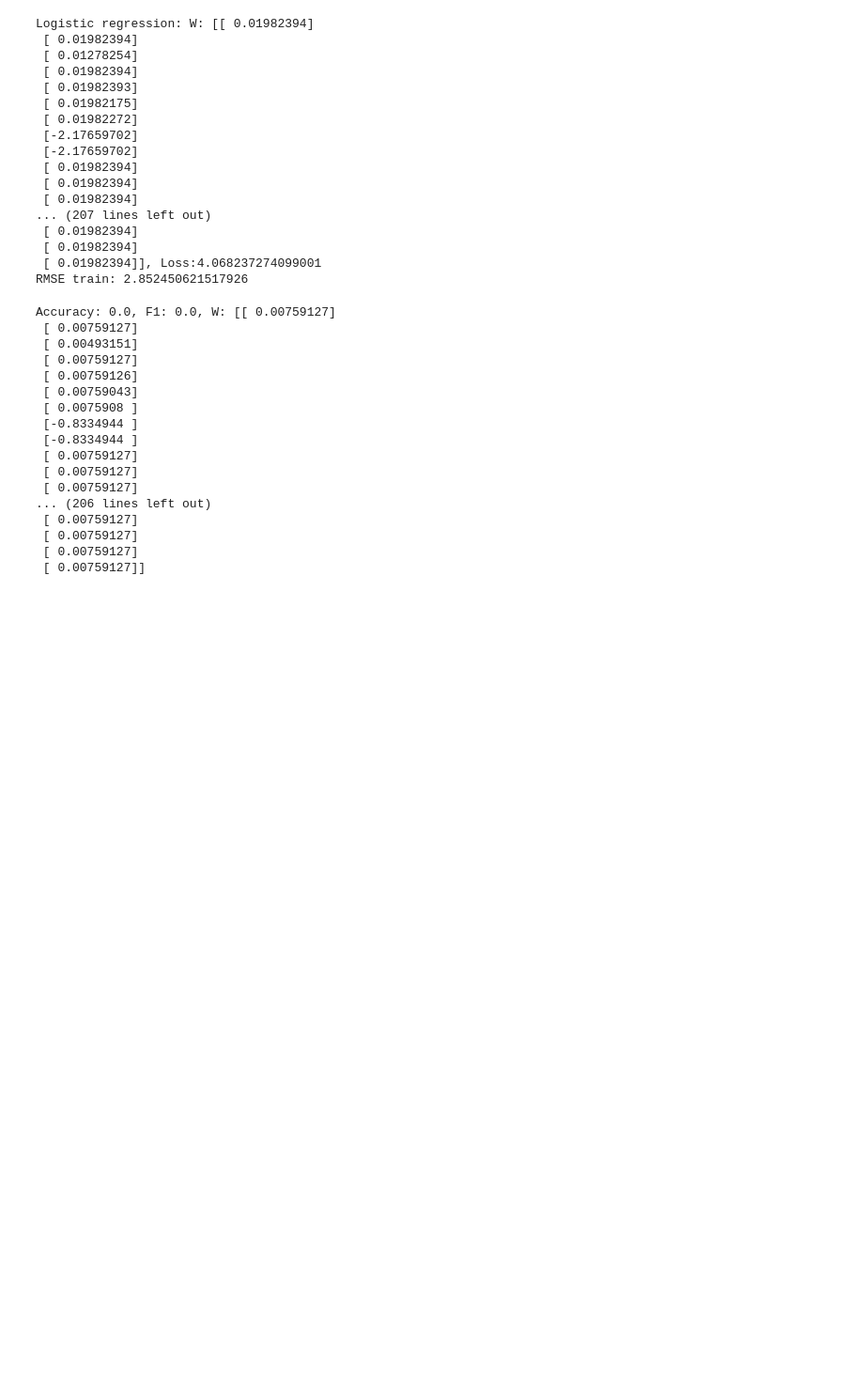
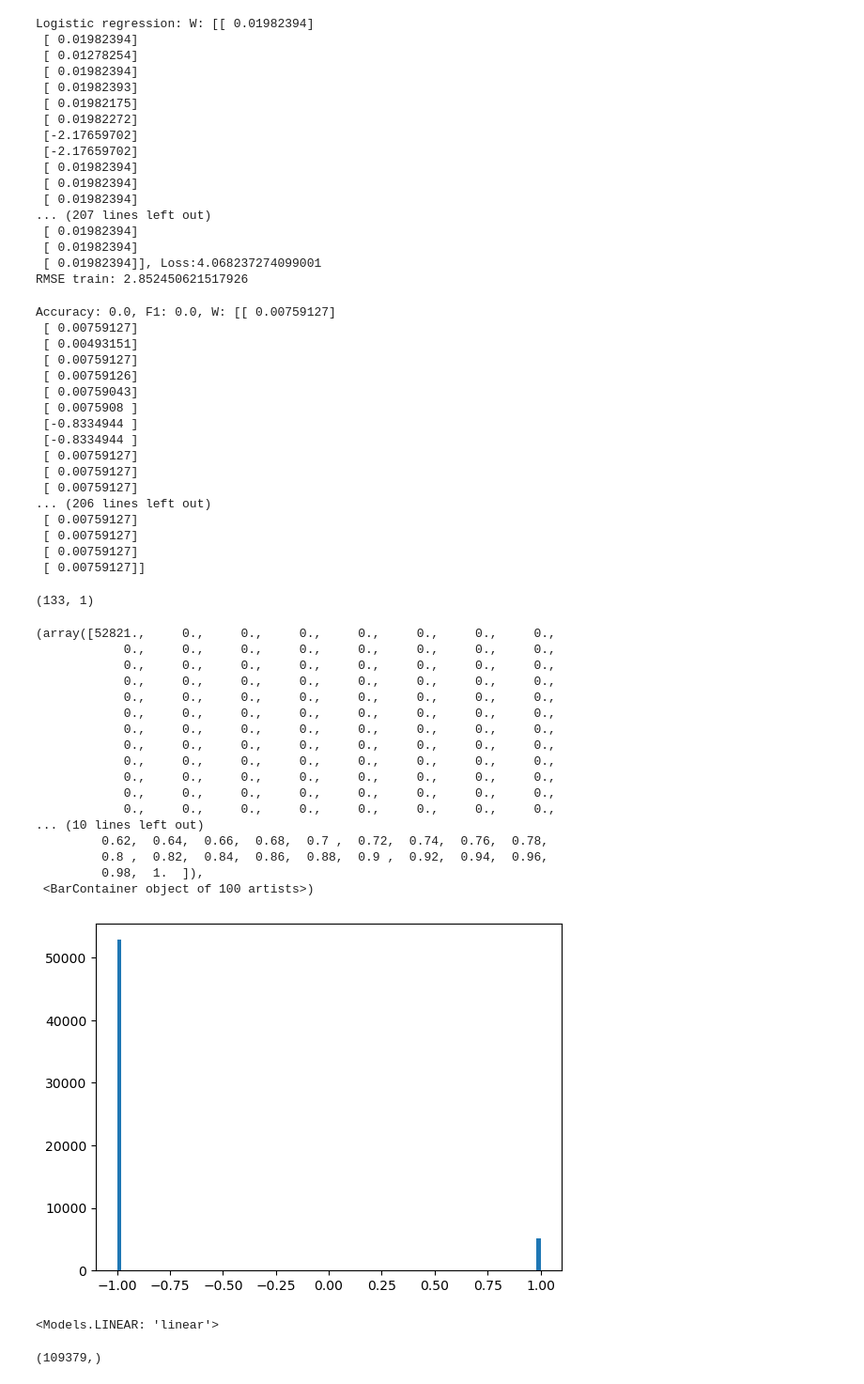
Before and after one commit to Laz4rz/CS-433-EPFL-Project1-ML, a Jupyter notebook: run.ipynb, the cells around one changed output. Shown at 94% size. Cells and saved outputs as stored; diff of their text form; code cells hidden in the pictures; blank space fills up the shorter version.

```diff
--- a/run.ipynb
+++ b/run.ipynb
@@ -189,0 +369,16 @@ print("Negative predictions: ", np.sum(pred == -1))
+# %%
+w.shape
+# %% [output]
+(133, 1)
+# %%
+import src.features.build_features as bf
+import src.utils.constants as c
+
+x_train_standardized, y, calculated_cols_idxs, more_than_nan_idxs = bf.build_train_features(
+    x=x_train,
+    y=y_train,
+    percentage=75,
+    fill_nans="random",
+    balance=True,
+    balance_scale=1
+)
@@ -189,0 +391,27 @@ print("Negative predictions: ", np.sum(pred == -1))
+# %%
+import src.model.predict_model as pm
+
+y_pred = pm.compute_predictions_linear(x_train_standardized, w)
+# %%
+import matplotlib.pyplot as plt
+
+plt.hist(y_pred, bins=100)
+# %% [output]
+(array([52821.,     0.,     0.,     0.,     0.,     0.,     0.,     0.,
+            0.,     0.,     0.,     0.,     0.,     0.,     0.,     0.,
+            0.,     0.,     0.,     0.,     0.,     0.,     0.,     0.,
+            0.,     0.,     0.,     0.,     0.,     0.,     0.,     0.,
+            0.,     0.,     0.,     0.,     0.,     0.,     0.,     0.,
+            0.,     0.,     0.,     0.,     0.,     0.,     0.,     0.,
+            0.,     0.,     0.,     0.,     0.,     0.,     0.,     0.,
+            0.,     0.,     0.,     0.,     0.,     0.,     0.,     0.,
+            0.,     0.,     0.,     0.,     0.,     0.,     0.,     0.,
+            0.,     0.,     0.,     0.,     0.,     0.,     0.,     0.,
+            0.,     0.,     0.,     0.,     0.,     0.,     0.,     0.,
+            0.,     0.,     0.,     0.,     0.,     0.,     0.,     0.,
+... (10 lines left out)
+         0.62,  0.64,  0.66,  0.68,  0.7 ,  0.72,  0.74,  0.76,  0.78,
+         0.8 ,  0.82,  0.84,  0.86,  0.88,  0.9 ,  0.92,  0.94,  0.96,
+         0.98,  1.  ]),
+ <BarContainer object of 100 artists>)
+[figure, added]
@@ -189,0 +420,4 @@ print("Negative predictions: ", np.sum(pred == -1))
+# %%
+Models.LINEAR
+# %% [output]
+<Models.LINEAR: 'linear'>
@@ -189,0 +447,4 @@ print("Negative predictions: ", np.sum(pred == -1))
+# %%
+y_test.shape
+# %% [output]
+(109379,)
```
Also changed, not shown: parts of 27 cells of this notebook, 14 other files.
